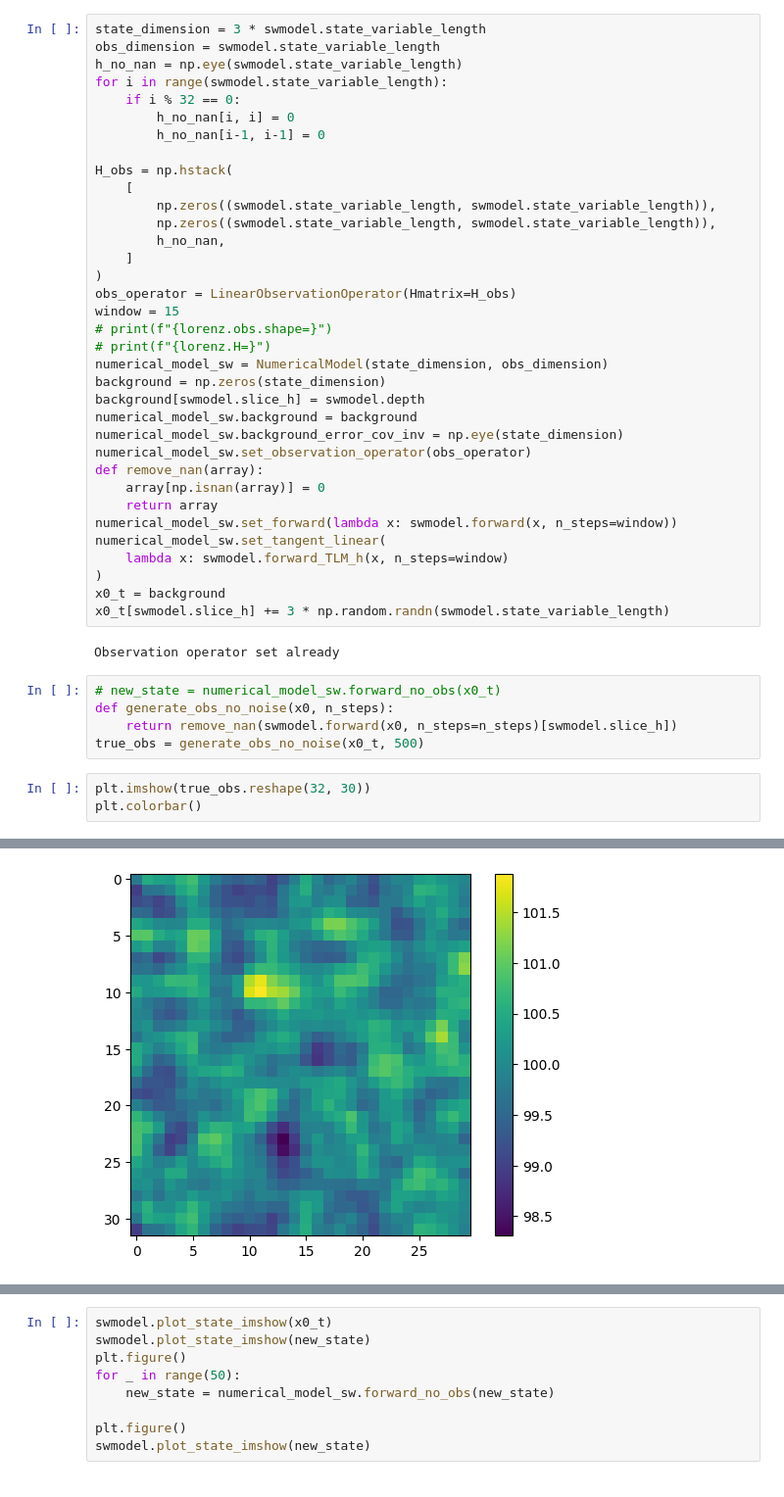
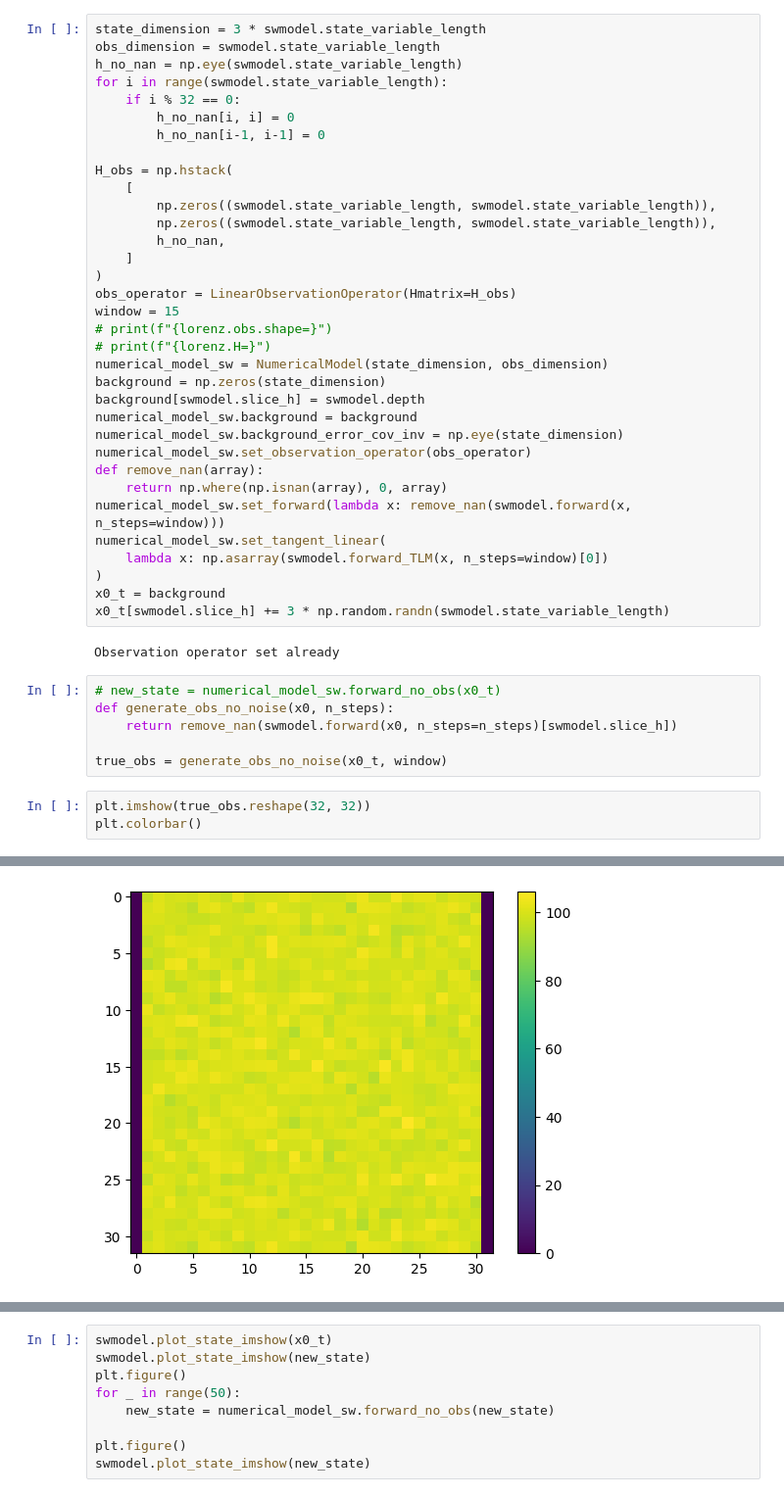
Before and after one commit to VTrappler/DA_PoC, a Jupyter notebook: notebooks/shallow_DA.ipynb, the cells around one changed output, grey strips where cells are left out. Shown: that part at 98% size. Drawn from its saved outputs; the diff is of its cells as text.

Commit message:
fix num model tests and sw ipynb

```diff
--- a/notebooks/shallow_DA.ipynb
+++ b/notebooks/shallow_DA.ipynb
@@ -42,11 +42,10 @@ numerical_model_sw.background = background
 numerical_model_sw.background_error_cov_inv = np.eye(state_dimension)
 numerical_model_sw.set_observation_operator(obs_operator)
 def remove_nan(array):
-    array[np.isnan(array)] = 0
-    return array
-numerical_model_sw.set_forward(lambda x: swmodel.forward(x, n_steps=window))
+    return np.where(np.isnan(array), 0, array)
+numerical_model_sw.set_forward(lambda x: remove_nan(swmodel.forward(x, n_steps=window)))
 numerical_model_sw.set_tangent_linear(
-    lambda x: swmodel.forward_TLM_h(x, n_steps=window)
+    lambda x: np.asarray(swmodel.forward_TLM(x, n_steps=window)[0])
 )
 x0_t = background
 x0_t[swmodel.slice_h] += 3 * np.random.randn(swmodel.state_variable_length)
@@ -56,10 +55,11 @@ Observation operator set already
 # new_state = numerical_model_sw.forward_no_obs(x0_t)
 def generate_obs_no_noise(x0, n_steps):
     return remove_nan(swmodel.forward(x0, n_steps=n_steps)[swmodel.slice_h])
-true_obs = generate_obs_no_noise(x0_t, 500)
+
+true_obs = generate_obs_no_noise(x0_t, window)
 # %%
-plt.imshow(true_obs.reshape(32, 30))
+plt.imshow(true_obs.reshape(32, 32))
 plt.colorbar()
 # %% [output]
 <matplotlib.colorbar.Colorbar at 0x...>
-[figure, old version]
+[figure, new version]
```
Also changed, not shown: parts of 10 cells of this notebook, 1 other file.
